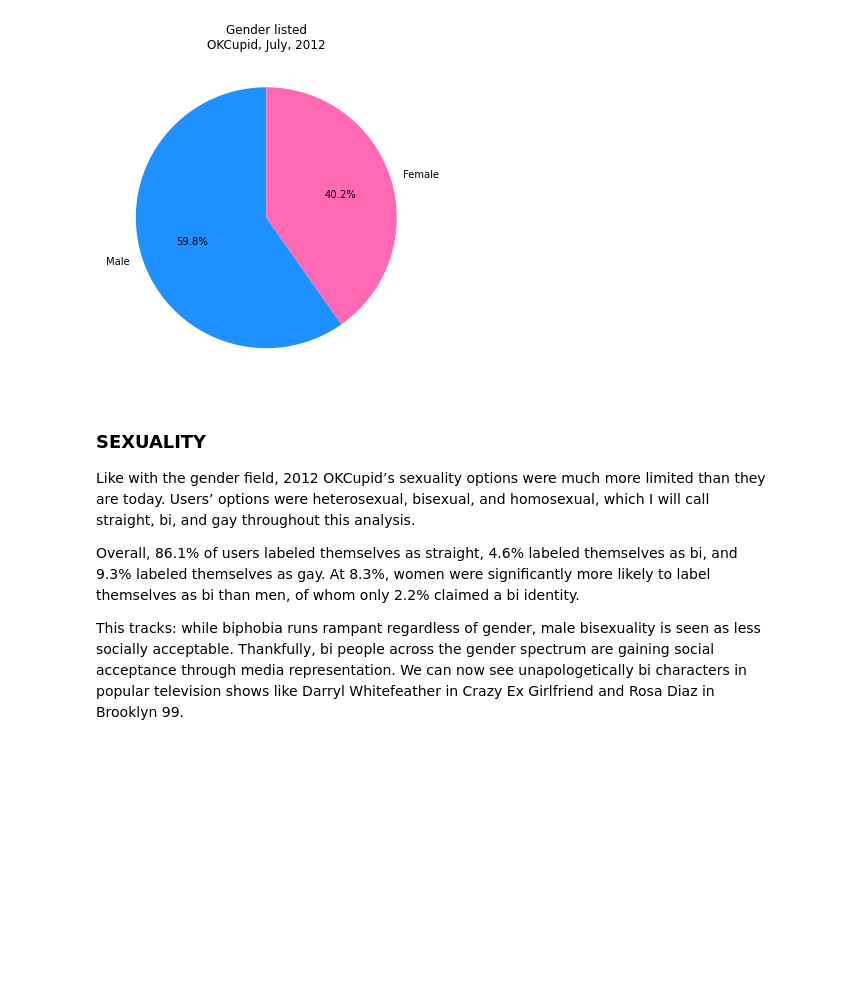
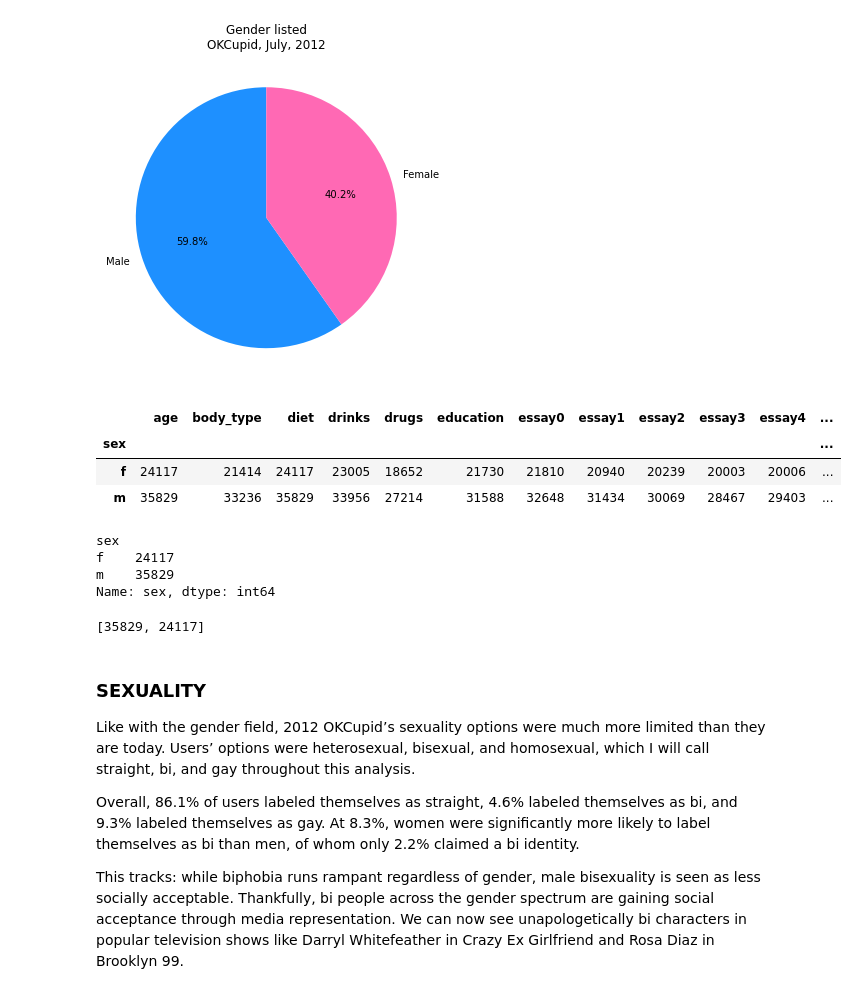
Before and after one commit to iskakanartur/Data_Analysys_by_topics, a Jupyter notebook: projects/ok_cupid/ok_cupid_dating skeleton.ipynb, the cells around one changed output. Drawn from its saved outputs; the diff is of its cells as text; code cells hidden in the pictures; blank space fills up the shorter version.

```diff
--- a/projects/ok_cupid/ok_cupid_dating skeleton.ipynb
+++ b/projects/ok_cupid/ok_cupid_dating skeleton.ipynb
@@ -328,7 +328,13 @@ df.shape, df0.shape
 ### CLEAN UP
 # %%
 # '&rsquo;'
+# %%
+df['sign'] = df['sign'].apply(lambda x: x.replace("&rsquo;", "'"))
+
+df['sign'] = df['sign'].apply(lambda x: x.replace("but it doesn't matter", "but it doesn’t matter"))
+
+df['sign'] = df['sign'].apply(lambda x: x.replace("and it's fun to think about", "and it's fun to think about"))
 # %%
-# df['sign'] = df['sign'].apply(lambda x: x.replace("&rsquo;", "'"))
+df['sign'] = df['sign'].apply(lambda x: x.replace("but it doesn't matter", "but it doesn’t matter"))
 # %%
-# df['sign'] = df['sign'].apply(lambda x: x.replace("but it doesn't matter", "but it doesn’t matter"))
+df['sign'] = df['sign'].apply(lambda x: x.replace("and it's fun to think about", "and it's fun to think about"))
@@ -651,6 +678,24 @@ plt.savefig('gender_pie.png')
 plt.show()
 # %% [output]
 [figure]
+# %%
+df.groupby('sex').count()
+# %% [output]
+|  | age | body_type | diet | drinks | drugs | education | essay0 | essay1 | essay2 | essay3 | essay4 | ... |
+| sex |  |  |  |  |  |  |  |  |  |  |  | ... |
+| f | 24117 | 21414 | 24117 | 23005 | 18652 | 21730 | 21810 | 20940 | 20239 | 20003 | 20006 | ... |
+| m | 35829 | 33236 | 35829 | 33956 | 27214 | 31588 | 32648 | 31434 | 30069 | 28467 | 29403 | ... |
+# %%
+df.groupby('sex')['sex'].count()
+# %% [output]
+sex
+f    24117
+m    35829
+Name: sex, dtype: int64
+# %%
+gender_counts
+# %% [output]
+[35829, 24117]
 # %% [markdown]
 ### SEXUALITY
 Like with the gender field, 2012 OKCupid’s sexuality options were much more limited than they are today. Users’ options were heterosexual, bisexual, and homosexual, which I will call straight, bi, and gay throughout this analysis.
```
Also changed, not shown: parts of 5 cells of this notebook, 1 other file.
